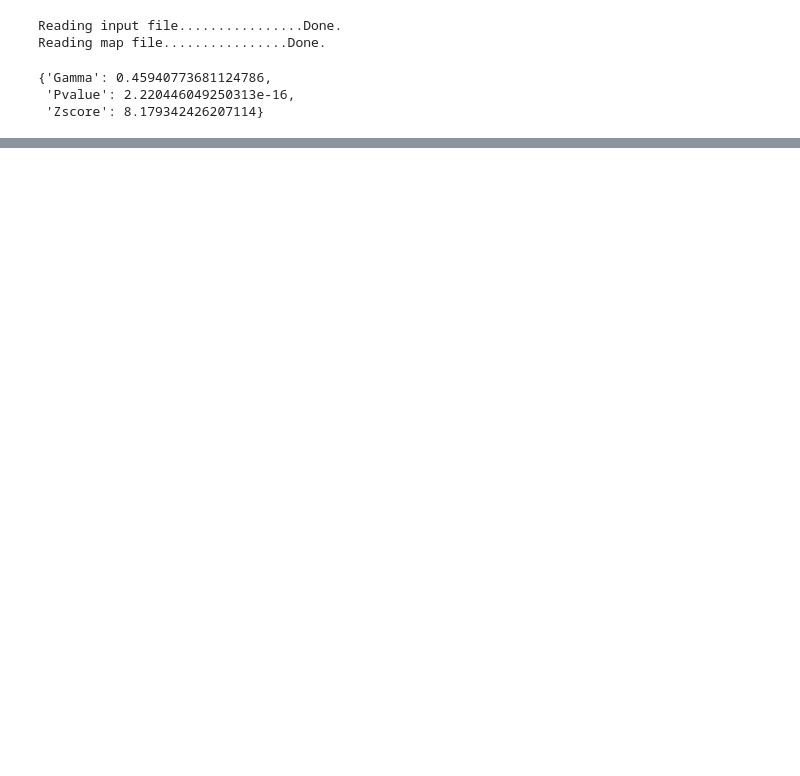
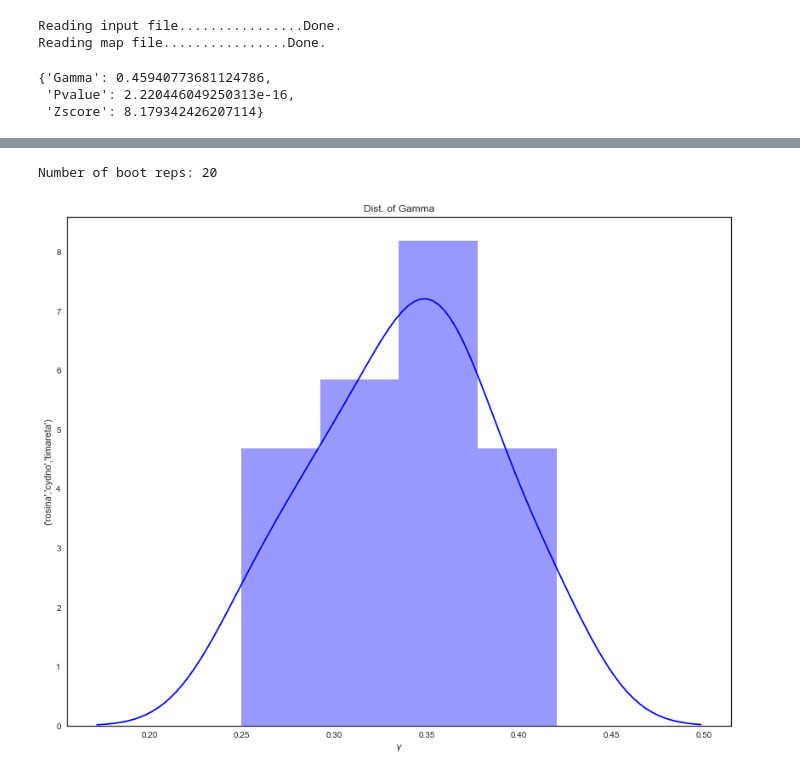
Before and after one commit to pblischak/evol2017, a Jupyter notebook: HyDe.ipynb, the cells around one changed output, grey strips where cells are left out. Drawn from its saved outputs; the diff is of its cells as text; code cells hidden in the pictures; blank space fills up the shorter version.

```diff
--- a/HyDe.ipynb
+++ b/HyDe.ipynb
@@ -71,0 +165,12 @@ ax = sns.distplot(np.array(boot("Gamma", "sp1", "sp2", "sp3")))
+# %%
+heli_boot = hd.Bootstrap("heliconius-boot.txt")
+# %% [output]
+Number of boot reps: 20
+# %%
+p = hd.viz.dist(heli_boot, "Gamma", "H.m.rosina", "H.cydno", "H.timareta",
+                title="Dist. of Gamma", xlab="$\gamma$", ylab="('rosina','cydno','timareta')")
+
+# Uncomment the line below to save as PDF
+#p.figure.savefig("heliconius-gamma.pdf")
+# %% [output]
+[figure, added]
```
Also changed, not shown: parts of 25 cells of this notebook, 3 other files.
